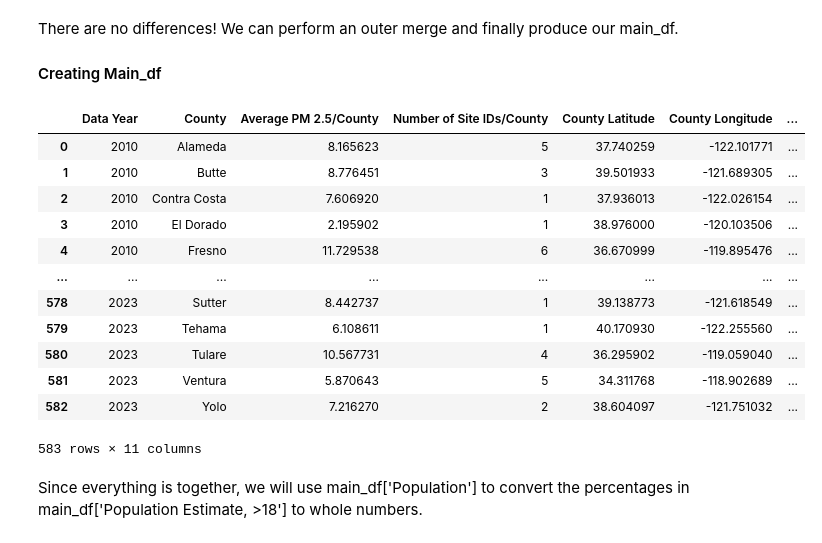
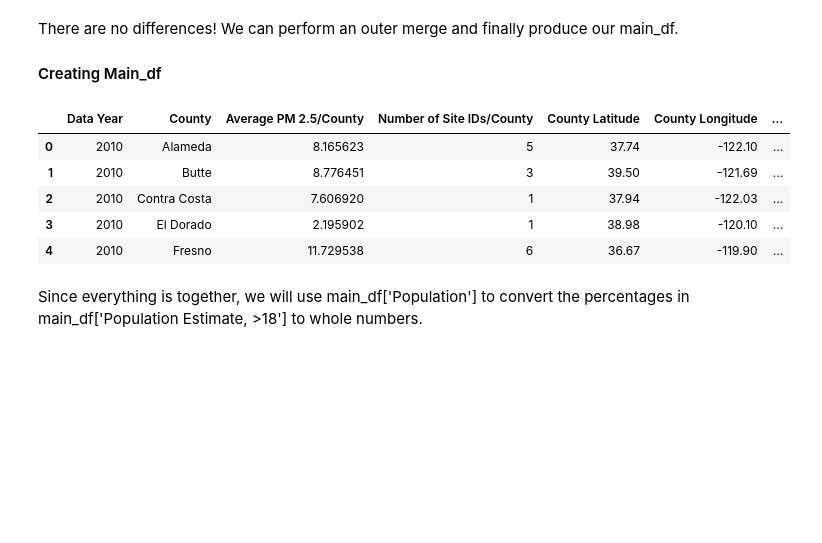
Before and after one commit to kellerl7/SIADS_Milestone_1, a Jupyter notebook: 19-btschmid-claris-lucaskel-kr_backup.ipynb, the cells around one changed output. Cells and saved outputs as stored; diff of their text form; code cells hidden in the pictures; blank space fills up the shorter version.

```diff
--- a/19-btschmid-claris-lucaskel-kr_backup.ipynb
+++ b/19-btschmid-claris-lucaskel-kr_backup.ipynb
@@ -946,6 +1105,15 @@ df_pop.head()
 # %%
-# Let's merge df_pm_vehicles and total population
-df_pm_vehicles_pop= pd.merge(df_pm_vehicles, df_pop, on=['Data Year', 'County'], how='left')
+# Merging df_pm_vehicles with total population data
+df_pm_vehicles_pop = pd.merge(
+    df_pm_vehicles,
+    df_pop,
+    on=['Data Year', 'County'],
+    how='left'
+)
+
+# Display the first few rows of the merged dataframe
 df_pm_vehicles_pop.head()
+
+# cell formatted for PEP 8 compliance using chat-gpt 10-7-2024
 # %% [output]
 |  | Data Year | County | Average PM 2.5/County | Number of Site IDs/County | County Latitude | County Longitude | ... |
@@ -957,7 +1125,16 @@ df_pm_vehicles_pop.head()
 # %%
-# Let's rename some columns to maintain clarity.
-df_pm_vehicles_pop.rename(columns={'Z Score_x':'Total Population Z Score'}, inplace=True)
-df_pm_vehicles_pop.rename(columns={'Population_x':'Total Population'}, inplace=True)
+# Renaming columns for clarity
+df_pm_vehicles_pop.rename(
+    columns={
+        'Z Score_x': 'Total Population Z Score',
+        'Population_x': 'Total Population'
+    },
+    inplace=True
+)
+
+# Display the first few rows of the updated dataframe
 df_pm_vehicles_pop.head()
+
+#cell formatted for PEP 8 compliance using chat-gpt 10-7-2024
 # %% [output]
 |  | Data Year | County | Average PM 2.5/County | Number of Site IDs/County | County Latitude | County Longitude | ... |
@@ -993,22 +1179,25 @@ Only in aged_pop_2010_2023: set()
 There are no differences! We can perform an outer merge and finally produce our main_df.
 #### Creating Main_df
 # %%
-main_df = pd.merge(df_pm_vehicles_pop, df_adult_pop, how='inner', on = ['Data Year', 'County'])
-main_df
+# Merging df_pm_vehicles_pop with df_adult_pop to create main_df
+main_df = pd.merge(
+    df_pm_vehicles_pop,
+    df_adult_pop,
+    how='inner',
+    on=['Data Year', 'County']
+)
+
+# Display the merged DataFrame
+main_df.head()
+
+#cell formatted for PEP 8 compliance using chat-gpt 10-7-2024
 # %% [output]
 |  | Data Year | County | Average PM 2.5/County | Number of Site IDs/County | County Latitude | County Longitude | ... |
-| 0 | 2010 | Alameda | 8.165623 | 5 | 37.740259 | -122.101771 | ... |
-| 1 | 2010 | Butte | 8.776451 | 3 | 39.501933 | -121.689305 | ... |
-| 2 | 2010 | Contra Costa | 7.606920 | 1 | 37.936013 | -122.026154 | ... |
-| 3 | 2010 | El Dorado | 2.195902 | 1 | 38.976000 | -120.103506 | ... |
-| 4 | 2010 | Fresno | 11.729538 | 6 | 36.670999 | -119.895476 | ... |
-| ... | ... | ... | ... | ... | ... | ... | ... |
-| 578 | 2023 | Sutter | 8.442737 | 1 | 39.138773 | -121.618549 | ... |
-| 579 | 2023 | Tehama | 6.108611 | 1 | 40.170930 | -122.255560 | ... |
-| 580 | 2023 | Tulare | 10.567731 | 4 | 36.295902 | -119.059040 | ... |
-| 581 | 2023 | Ventura | 5.870643 | 5 | 34.311768 | -118.902689 | ... |
-| 582 | 2023 | Yolo | 7.216270 | 2 | 38.604097 | -121.751032 | ... |
+| 0 | 2010 | Alameda | 8.165623 | 5 | 37.74 | -122.10 | ... |
+| 1 | 2010 | Butte | 8.776451 | 3 | 39.50 | -121.69 | ... |
+| 2 | 2010 | Contra Costa | 7.606920 | 1 | 37.94 | -122.03 | ... |
+| 3 | 2010 | El Dorado | 2.195902 | 1 | 38.98 | -120.10 | ... |
+| 4 | 2010 | Fresno | 11.729538 | 6 | 36.67 | -119.90 | ... |
-583 rows × 11 columns
 # %% [markdown]
 Since everything is together, we will use main_df['Population'] to convert the percentages in main_df['Population Estimate, >18'] to whole numbers.
 # %%
```
Also changed, not shown: parts of 42 cells of this notebook, 1 other file.
